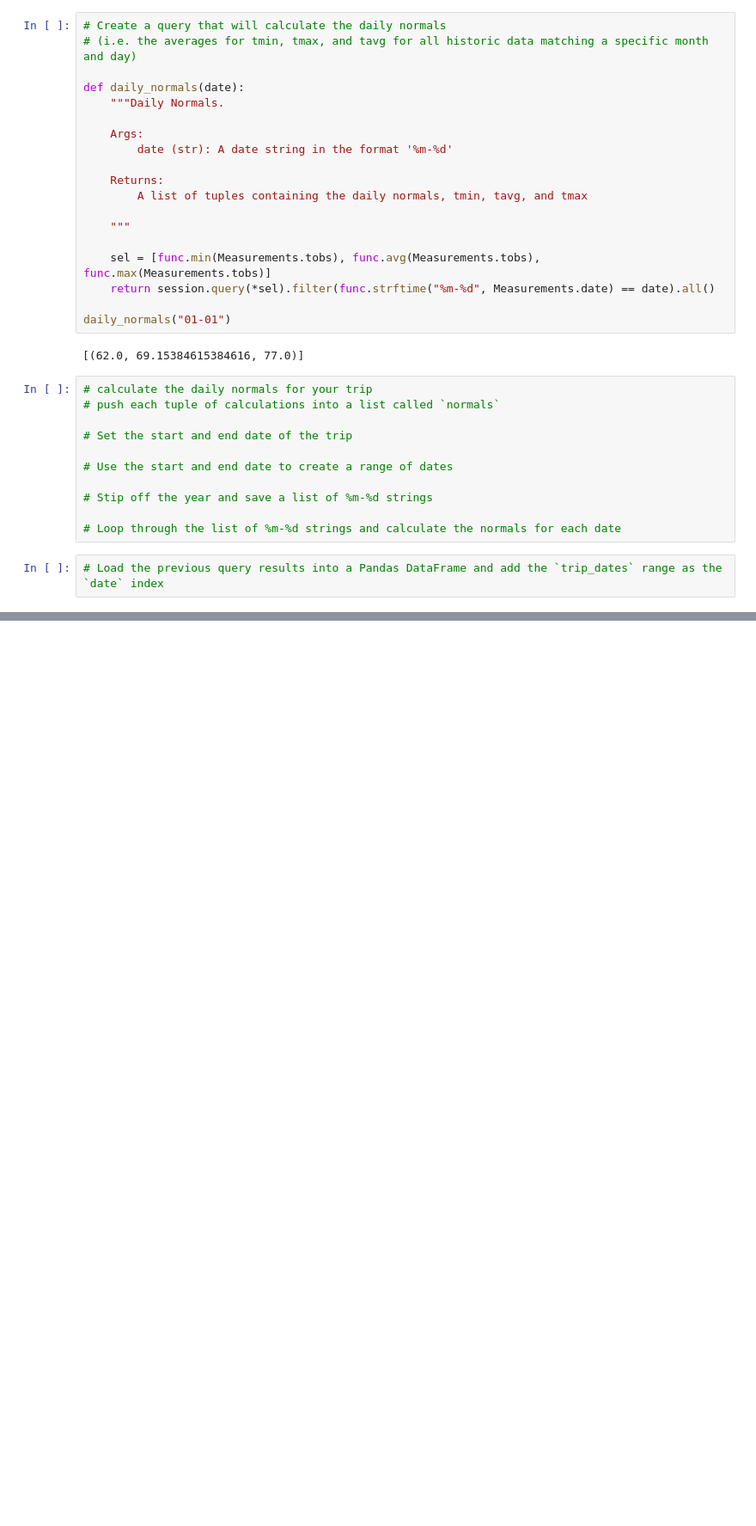
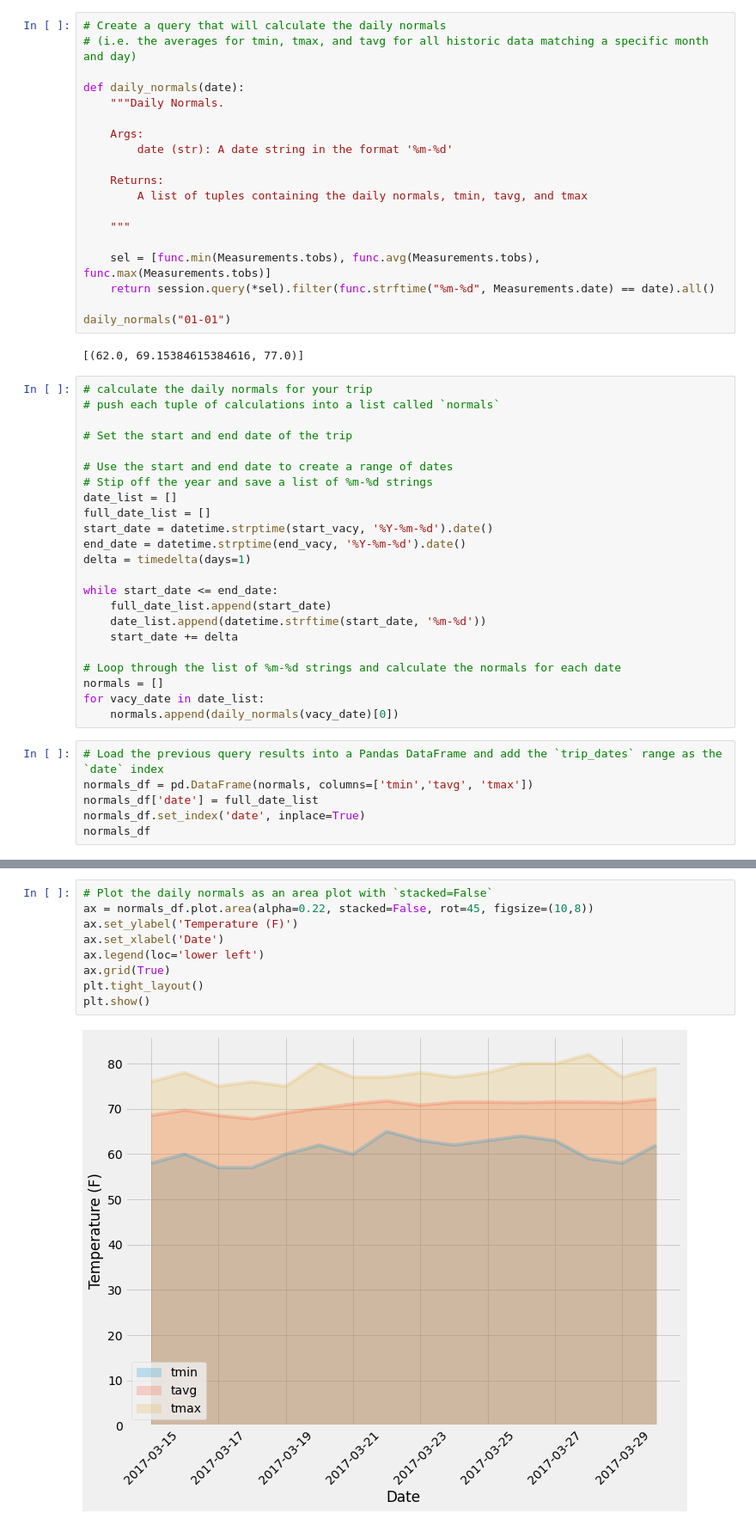
Before and after one commit to jayhjman/sqlalchemy-challenge, a Jupyter notebook: climate.ipynb, the cells around one changed output, grey strips where cells are left out. Shown: that part at 86% size. Cells and saved outputs as stored; diff of their text form; blank space fills up the shorter version.

```diff
--- a/climate.ipynb
+++ b/climate.ipynb
@@ -377,9 +373,25 @@ daily_normals("01-01")
 # Set the start and end date of the trip
 
 # Use the start and end date to create a range of dates
+# Stip off the year and save a list of %m-%d strings
+date_list = []
+full_date_list = []
+start_date = datetime.strptime(start_vacy, '%Y-%m-%d').date()
+end_date = datetime.strptime(end_vacy, '%Y-%m-%d').date()
+delta = timedelta(days=1)
 
-# Stip off the year and save a list of %m-%d strings
+while start_date <= end_date:
+    full_date_list.append(start_date)
+    date_list.append(datetime.strftime(start_date, '%m-%d'))
+    start_date += delta
 
 # Loop through the list of %m-%d strings and calculate the normals for each date
+normals = []
+for vacy_date in date_list:
+    normals.append(daily_normals(vacy_date)[0])
 # %%
 # Load the previous query results into a Pandas DataFrame and add the `trip_dates` range as the `date` index
+normals_df = pd.DataFrame(normals, columns=['tmin','tavg', 'tmax'])
+normals_df['date'] = full_date_list
+normals_df.set_index('date', inplace=True)
+normals_df
@@ -387,0 +417,11 @@ daily_normals("01-01")
+# %%
+# Plot the daily normals as an area plot with `stacked=False`
+ax = normals_df.plot.area(alpha=0.22, stacked=False, rot=45, figsize=(10,8))
+ax.set_ylabel('Temperature (F)')
+ax.set_xlabel('Date')
+ax.legend(loc='lower left')
+ax.grid(True)
+plt.tight_layout()
+plt.show()
+# %% [output]
+[figure, added]
```
Also changed, not shown: parts of 9 cells of this notebook.
